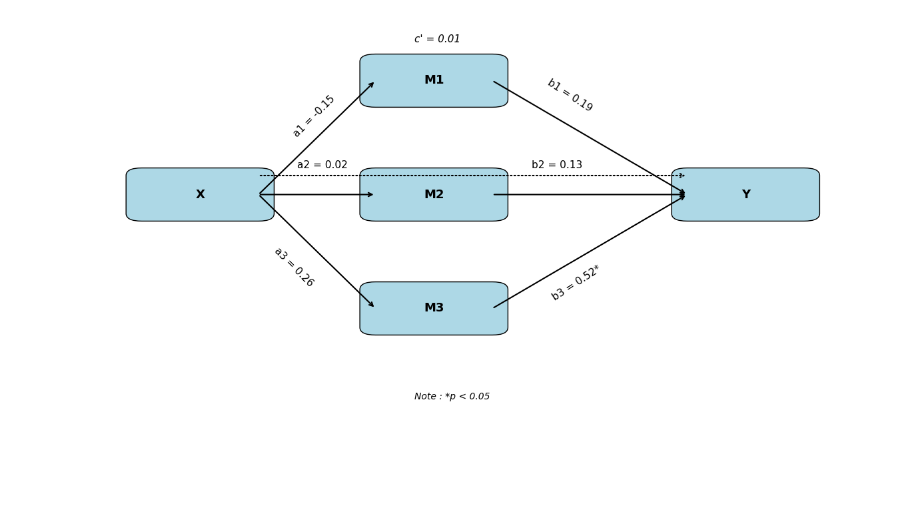
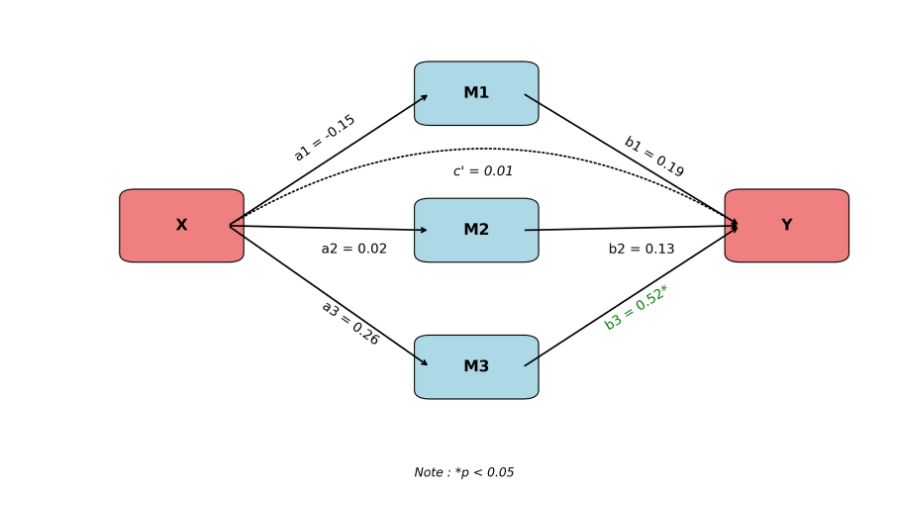
Before and after one commit to tofunori/ICU, a Jupyter notebook: plot_mediateur_multiple.ipynb, the cells around one changed output. Drawn from its saved outputs; the diff is of its cells as text; code cells hidden in the pictures; blank space fills up the shorter version.

```diff
--- a/plot_mediateur_multiple.ipynb
+++ b/plot_mediateur_multiple.ipynb
@@ -2,62 +2,96 @@
 import matplotlib.pyplot as plt
 import matplotlib.patches as patches
 
 # Positions des boîtes
 positions = {
-    "X": (0.05, 0.5),
-    "M1": (0.35, 0.8),
-    "M2": (0.35, 0.5),
-    "M3": (0.35, 0.2),
-    "Y": (0.75, 0.5)
+    "X": (0.04, 0.5),
+    "M1": (0.42, 0.8),
+    "M2": (0.42, 0.5),
+    "M3": (0.42, 0.2),
+    "Y": (0.82, 0.5)
 }
 
+# Define different dimensions (width, height)
+size_xy = (0.12, 0.12)  # Example: Wider and slightly taller for X and Y
+size_m = (0.12, 0.1)   # Original size for M boxes
+
 def plot_mediation_with_rotated_labels():
-    fig, ax = plt.subplots(figsize=(12, 6))
+    fig, ax = plt.subplots(figsize=(10, 6), dpi=300)  # Adjusted DPI and figure size
     ax.axis('off')
 
-    # Boîtes
+    # Boîtes (Boxes) - Now with conditional sizing
     for label, (x, y) in positions.items():
-        ax.add_patch(patches.FancyBboxPatch((x, y), 0.15, 0.1,
+        if label in ["X", "Y"]:
+            box_width, box_height = size_xy
+            face_color = 'lightcoral' # Optional: Different color for X and Y
+        else: # For M1, M2, M3
+            box_width, box_height = size_m
+            face_color = 'lightblue' # Original color for M boxes
+
+        # Add the patch with the determined dimensions and color
+        ax.add_patch(patches.FancyBboxPatch((x, y), box_width, box_height,
                                              boxstyle="round,pad=0.02",
-                                             edgecolor='black', facecolor='lightblue'))
-        ax.text(x + 0.075, y + 0.05, label, ha='center', va='center', fontsize=13, weight='bold')
+                                             edgecolor='black', facecolor=face_color)) # Use determined face_color
 
-    # Flèches X → M
+        # Adjust text position dynamically based on box size to keep it centered
+        ax.text(x + box_width / 2, y + box_height / 2, label,
+                ha='center', va='center', fontsize=14, weight='bold') # Increased font size
+
+    # --- The rest of your code for arrows and labels remains the same ---
+
+    # Flèches X → M (Arrows X -> M) - Adjust start point based on X's width
+    x_start_arrow = positions["X"][0] + size_xy[0] # Use X's width
+    y_start_arrow = positions["X"][1] + size_xy[1] / 2 # Center vertically on X
     for m in ["M1", "M2", "M3"]:
+        m_end_arrow_x = positions[m][0] # Left edge of M box
+        m_end_arrow_y = positions[m][1] + size_m[1] / 2 # Center vertically on M box
         ax.annotate("",
-                    xy=(positions[m][0], positions[m][1] + 0.05),
-                    xytext=(positions["X"][0] + 0.15, positions["X"][1] + 0.05),
+                    xy=(m_end_arrow_x, m_end_arrow_y),
+                    xytext=(x_start_arrow, y_start_arrow),
                     arrowprops=dict(arrowstyle="->", color='black', lw=1.5))
 
-    # Flèches M → Y
+    # Flèches M → Y (Arrows M -> Y) - Adjust end point based on Y's width/height
+    y_end_arrow_x = positions["Y"][0] # Left edge of Y box
+    y_end_arrow_y = positions["Y"][1] + size_xy[1] / 2 # Center vertically on Y box
     for m in ["M1", "M2", "M3"]:
+        m_start_arrow_x = positions[m][0] + size_m[0] # Right edge of M box
+        m_start_arrow_y = positions[m][1] + size_m[1] / 2 # Center vertically on M box
         ax.annotate("",
-                    xy=(positions["Y"][0], positions["Y"][1] + 0.05),
-                    xytext=(positions[m][0] + 0.15, positions[m][1] + 0.05),
+                    xy=(y_end_arrow_x, y_end_arrow_y),
+                    xytext=(m_start_arrow_x, m_start_arrow_y),
                     arrowprops=dict(arrowstyle="->", color='black', lw=1.5))
 
-    # Flèche directe X → Y (pointillée)
+    # Flèche directe X → Y (pointillée) (Direct arrow X -> Y dotted)
+    # Adjust start/end points slightly if needed due to different box sizes
+    # Option 1: Keep original y-offset approach
+    # ax.annotate("",
+    #             xy=(positions["Y"][0], positions["Y"][1] + 0.1), # Adjust offset if needed
+    #             xytext=(positions["X"][0] + size_xy[0], positions["X"][1] + 0.1), # Adjust offset if needed
+    #             arrowprops=dict(arrowstyle="->", linestyle="dotted", color="black", lw=1.5))
+    # Option 2: Arrow between centers (might overlap M2)
     ax.annotate("",
-                xy=(positions["Y"][0], positions["Y"][1] + 0.1),
-                xytext=(positions["X"][0] + 0.15, positions["X"][1] + 0.1),
-                arrowprops=dict(arrowstyle="->", linestyle="dotted", color="black", lw=1.5))
+                xy=(positions["Y"][0], y_end_arrow_y), # Center of Y (left edge, vertical center)
+                xytext=(x_start_arrow, y_start_arrow), # Center of X (right edge, vertical center)
+                arrowprops=dict(arrowstyle="->", linestyle="dotted", color="black", lw=1.5,
+                                connectionstyle="arc3,rad=-0.3")) # Added connectionstyle to curve it slightly
 
-    # Étiquettes inclinées alignées avec les flèches
-    ax.text(0.25, 0.70, "a1 = -0.15", fontsize=11, rotation=45, rotation_mode='anchor')   # vers M1
-    ax.text(0.22, 0.4, "a3 = 0.26", fontsize=11, rotation=-45, rotation_mode='anchor')   # vers M3
-    ax.text(0.57, 0.84, "b1 = 0.19", fontsize=11, rotation=-33, rotation_mode='anchor')   # vers Y depuis M1
-    ax.text(0.58, 0.27, "b3 = 0.52*", fontsize=11, rotation=33, rotation_mode='anchor')   # vers Y depuis M3
+    # Étiquettes inclinées alignées avec les flèches (Slanted labels aligned with arrows)
+    ax.text(0.25, 0.70, "a1 = -0.15", fontsize=12, rotation=35, rotation_mode='anchor')  # Adjusted position/angle slightly
+    ax.text(0.28, 0.38, "a3 = 0.26", fontsize=12, rotation=-35, rotation_mode='anchor') # Adjusted position/angle slightly
+    ax.text(0.67, 0.74, "b1 = 0.19", fontsize=12, rotation=-31, rotation_mode='anchor') # Adjusted position/angle slightly
+    ax.text(0.65, 0.33, "b3 = 0.52*", fontsize=12, rotation=32, rotation_mode='anchor', color='green') # Adjusted position/angle slightly
 
-    # Étiquettes non-inclinées
-    ax.text(0.25, 0.62, "a2 = 0.02", fontsize=11)
-    ax.text(0.55, 0.62, "b2 = 0.13", fontsize=11)
-    ax.text(0.40, 0.95, "c' = 0.01", fontsize=11, style='italic')
-    ax.text(0.4, 0.01, "Note : *p < 0.05", fontsize=10, style='italic')
+    # Étiquettes non-inclinées (Non-slanted labels)
+    ax.text(0.28, 0.50, "a2 = 0.02", fontsize=12)  # Adjusted position slightly
+    ax.text(0.65, 0.50, "b2 = 0.13", fontsize=12)  # Adjusted position slightly
+    # Adjust c' position to be above the dotted line
+    ax.text(0.45, 0.67, "c' = 0.01", fontsize=12, style='italic') # Adjusted position slightly
+    ax.text(0.4, 0.01, "Note : *p < 0.05", fontsize=11, style='italic') # Adjusted font size
 
     plt.tight_layout()
     plt.show()
 
-# Lancer la fonction
+# Lancer la fonction (Run the function)
 plot_mediation_with_rotated_labels()
 # %% [output]
-[figure, old version]
+[figure, new version]
```
Also changed, not shown: 12 other files.
